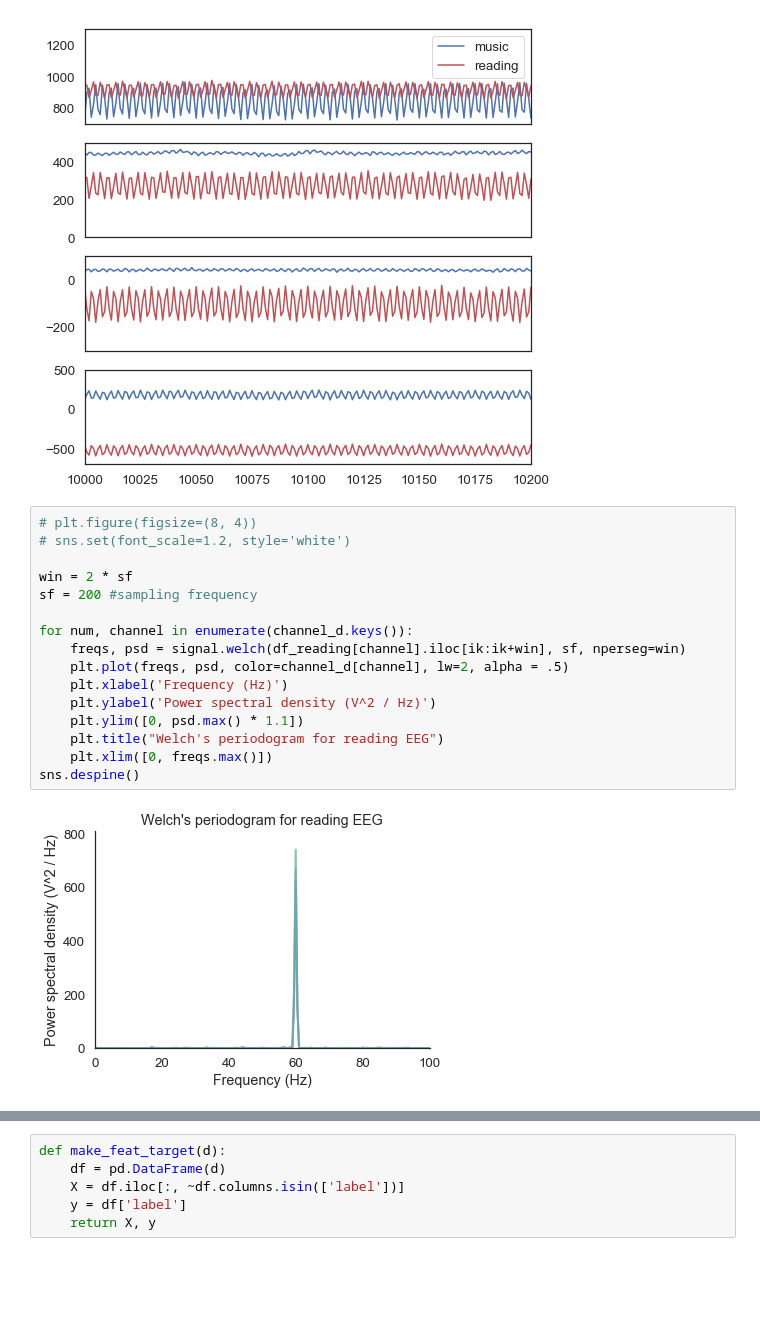
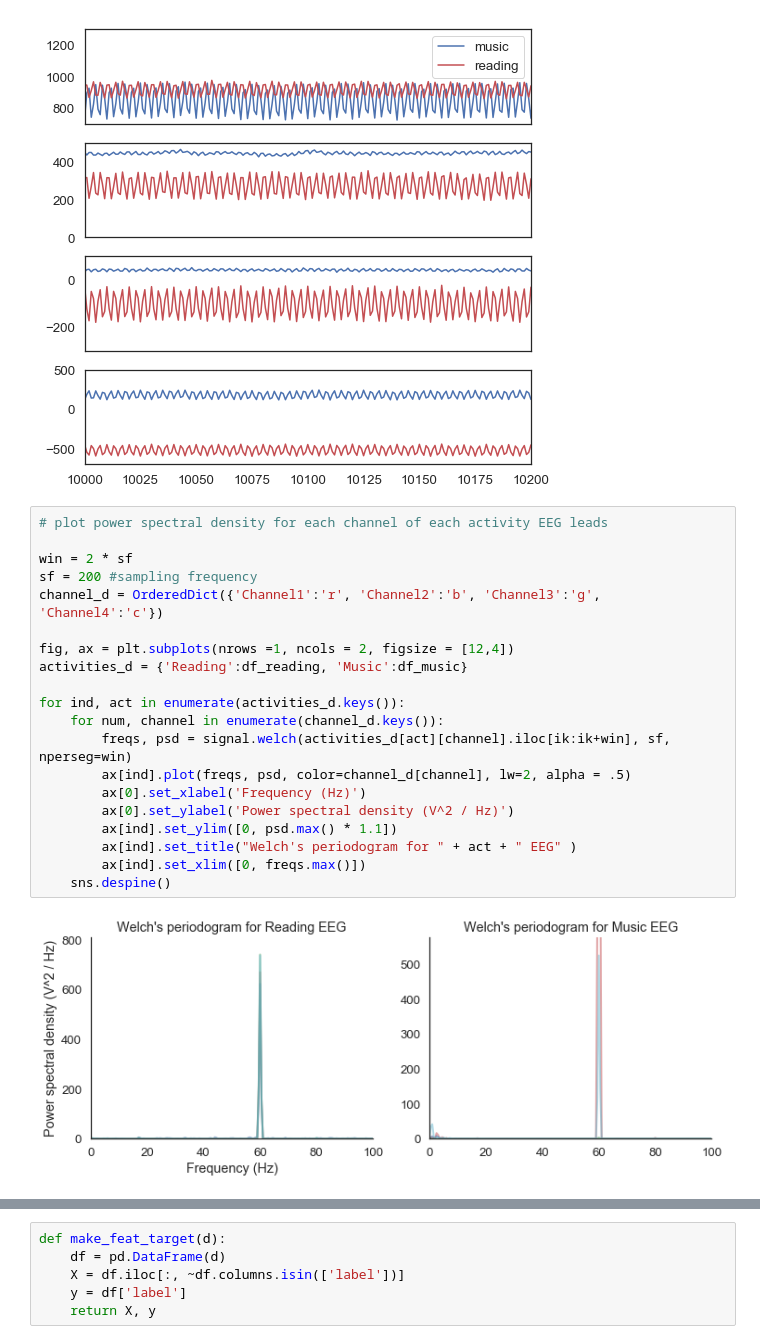
Before and after one commit to jordanplanders/Thinkful, a Jupyter notebook: Bootcamp/Unit 4/Project 4-3-6 EEG.ipynb, the cells around one changed output, grey strips where cells are left out. Drawn from its saved outputs; the diff is of its cells as text; blank space fills up the shorter version.

Commit message:
tidying up plots and comments

```diff
--- a/Bootcamp/Unit 4/Project 4-3-6 EEG.ipynb
+++ b/Bootcamp/Unit 4/Project 4-3-6 EEG.ipynb
@@ -55,21 +55,25 @@ for ip in range(3):
 # %% [output]
 [figure]
 # %%
-# plt.figure(figsize=(8, 4))
-# sns.set(font_scale=1.2, style='white')
+# plot power spectral density for each channel of each activity EEG leads
 
 win = 2 * sf
 sf = 200 #sampling frequency
+channel_d = OrderedDict({'Channel1':'r', 'Channel2':'b', 'Channel3':'g', 'Channel4':'c'})
 
-for num, channel in enumerate(channel_d.keys()):
-    freqs, psd = signal.welch(df_reading[channel].iloc[ik:ik+win], sf, nperseg=win)
-    plt.plot(freqs, psd, color=channel_d[channel], lw=2, alpha = .5)
-    plt.xlabel('Frequency (Hz)')
-    plt.ylabel('Power spectral density (V^2 / Hz)')
-    plt.ylim([0, psd.max() * 1.1])
-    plt.title("Welch's periodogram for reading EEG")
-    plt.xlim([0, freqs.max()])
-sns.despine()
+fig, ax = plt.subplots(nrows =1, ncols = 2, figsize = [12,4])
+activities_d = {'Reading':df_reading, 'Music':df_music}
+
+for ind, act in enumerate(activities_d.keys()):
+    for num, channel in enumerate(channel_d.keys()):
+        freqs, psd = signal.welch(activities_d[act][channel].iloc[ik:ik+win], sf, nperseg=win)
+        ax[ind].plot(freqs, psd, color=channel_d[channel], lw=2, alpha = .5)
+        ax[0].set_xlabel('Frequency (Hz)')
+        ax[0].set_ylabel('Power spectral density (V^2 / Hz)')
+        ax[ind].set_ylim([0, psd.max() * 1.1])
+        ax[ind].set_title("Welch's periodogram for " + act + " EEG" )
+        ax[ind].set_xlim([0, freqs.max()])
+    sns.despine()
 # %% [output]
-[figure, old version]
+[figure, new version]
 # %%
```
Also changed, not shown: parts of 3 cells of this notebook.
